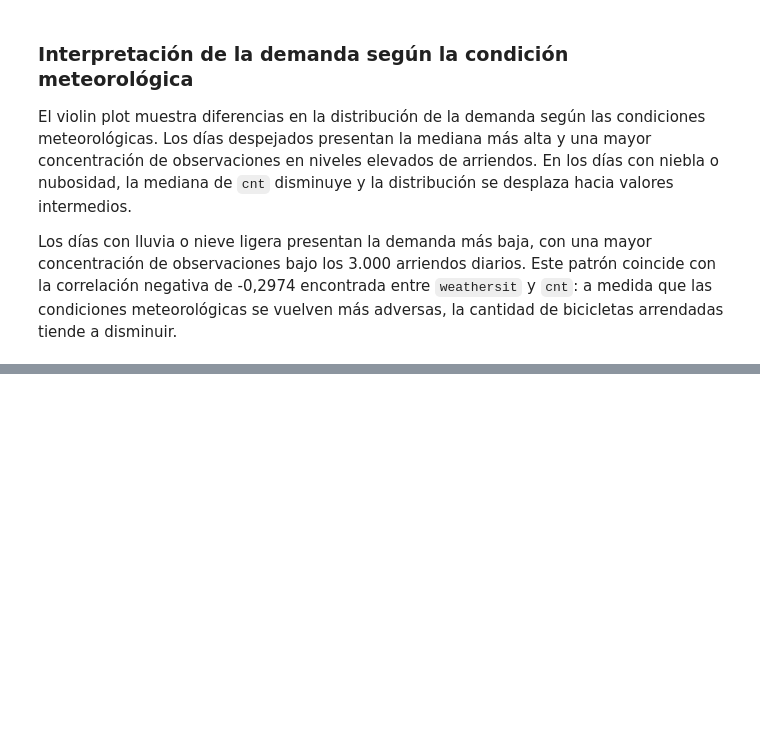
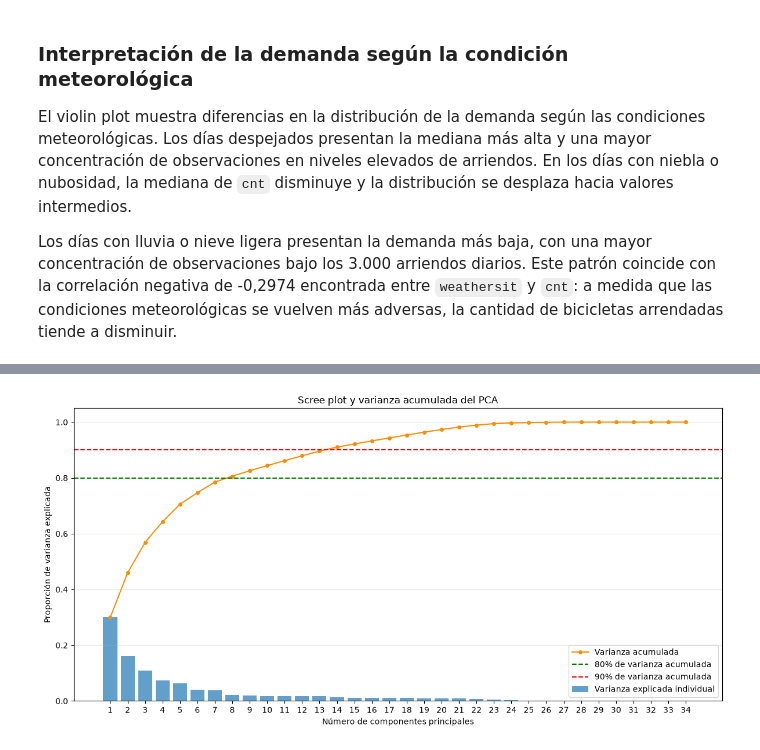
Before and after one commit to frachavez1990-prog/ML1_ExamenAplicado_Chavez_Francisco, a Jupyter notebook: examen_bike_sharing.ipynb, the cells around one changed output, grey strips where cells are left out. Drawn from its saved outputs; the diff is of its cells as text; code cells hidden in the pictures; blank space fills up the shorter version.

```diff
--- a/examen_bike_sharing.ipynb
+++ b/examen_bike_sharing.ipynb
@@ -479,0 +615,16 @@ Los días con lluvia o nieve ligera presentan la demanda más baja, con una mayo
+# %%
+# Configurar la salida como DataFrame para conservar los nombres de las variables
+preprocesador.set_output(transform="pandas")
+
+# Ajustar y transformar únicamente los datos de entrenamiento
+X_train_prep = preprocesador.fit_transform(X_train)
+
+# Aplicar a test las transformaciones aprendidas con entrenamiento
+X_test_prep = preprocesador.transform(X_test)
+
+# Mostrar las dimensiones después del preprocesamiento
+print("Dimensiones de X_train preprocesado:", X_train_prep.shape)
+print("Dimensiones de X_test preprocesado:", X_test_prep.shape)
+
+# Mostrar las primeras 5 filas del conjunto de entrenamiento preprocesado
+X_train_prep.head()
@@ -479,0 +688,56 @@ Los días con lluvia o nieve ligera presentan la demanda más baja, con una mayo
+# %%
+# Crear el número de cada componente
+componentes = np.arange(1, len(varianza_explicada) + 1)
+
+# Crear el scree plot
+plt.figure(figsize=(12, 6))
+
+plt.bar(
+    componentes,
+    varianza_explicada,
+    alpha=0.7,
+    label="Varianza explicada individual"
+)
+
+plt.plot(
+    componentes,
+    varianza_acumulada,
+    color="darkorange",
+    marker="o",
+    markersize=4,
+    label="Varianza acumulada"
+)
+
+# Límites solicitados por la guía
+plt.axhline(
+    y=0.80,
+    color="green",
+    linestyle="--",
+    label="80% de varianza acumulada"
+)
+
+plt.axhline(
+    y=0.90,
+    color="red",
+    linestyle="--",
+    label="90% de varianza acumulada"
+)
+
+plt.title("Scree plot y varianza acumulada del PCA")
+plt.xlabel("Número de componentes principales")
+plt.ylabel("Proporción de varianza explicada")
+plt.xticks(componentes)
+plt.legend()
+plt.grid(axis="y", alpha=0.3)
+plt.tight_layout()
+
+# Guardar el gráfico con la resolución exigida
+plt.savefig(
+    "figures/scree_plot_pca.png",
+    dpi=150,
+    bbox_inches="tight"
+)
+
+plt.show()
+# %% [output]
+[figure, added]
```
Also changed, not shown: parts of 41 cells of this notebook, 7 other files.
